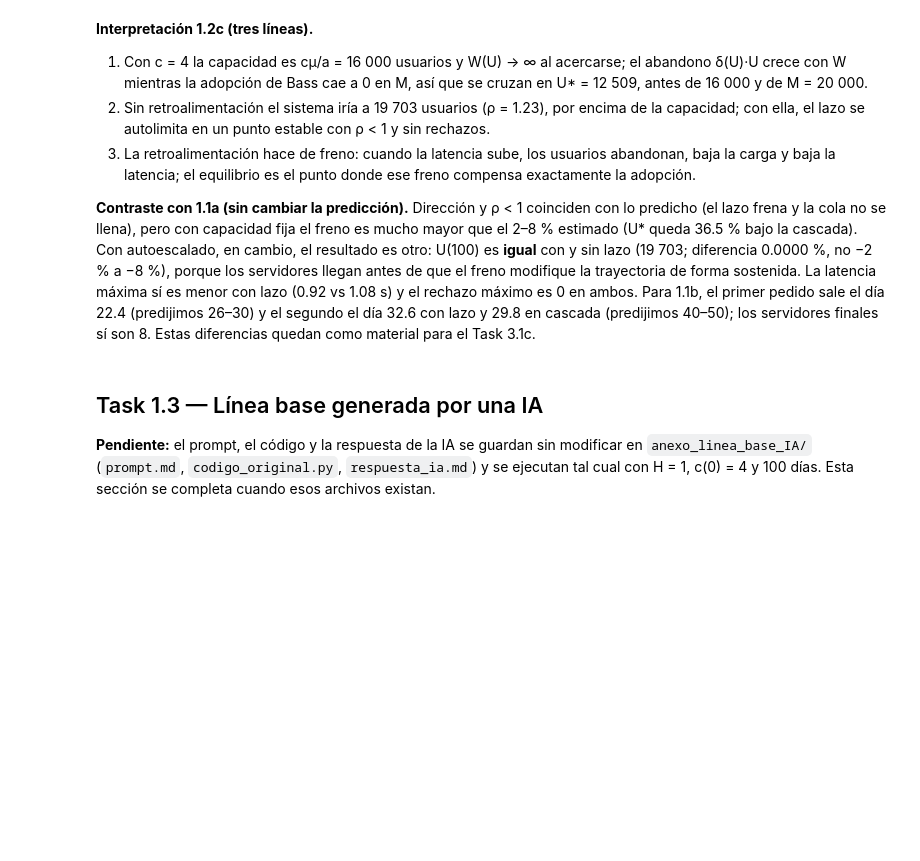
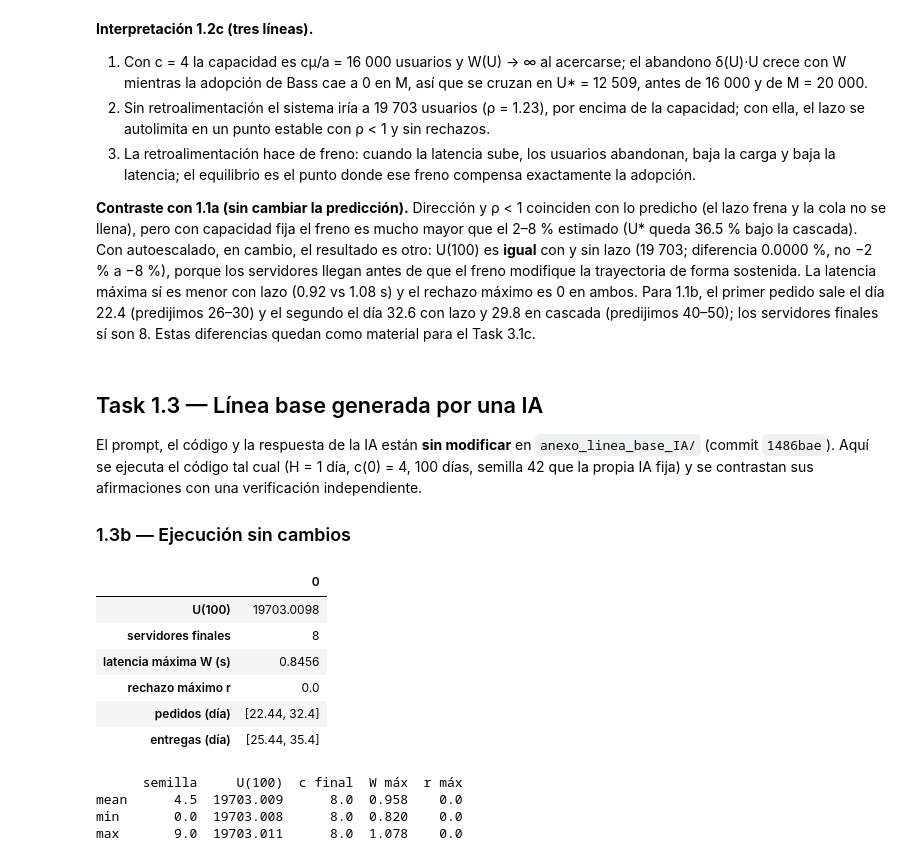
Before and after one commit to jruiz002/cc2017-lab7-hibrido-sd-des, a Jupyter notebook: notebooks/task1.ipynb, the cells around one changed output. Drawn from its saved outputs; the diff is of its cells as text; code cells hidden in the pictures; blank space fills up the shorter version.

```diff
--- a/notebooks/task1.ipynb
+++ b/notebooks/task1.ipynb
@@ -186,5 +186,34 @@ U(100) lazo vs cascada: -0.0000 %   (predicción 1.1a: entre −2 % y −8 %)
 **Contraste con 1.1a (sin cambiar la predicción).** Dirección y ρ < 1 coinciden con lo predicho (el lazo frena y la cola no se llena), pero con capacidad fija el freno es mucho mayor que el 2–8 % estimado (U\* queda 36.5 % bajo la cascada). Con autoescalado, en cambio, el resultado es otro: U(100) es **igual** con y sin lazo (19 703; diferencia 0.0000 %, no −2 % a −8 %), porque los servidores llegan antes de que el freno modifique la trayectoria de forma sostenida. La latencia máxima sí es menor con lazo (0.92 vs 1.08 s) y el rechazo máximo es 0 en ambos. Para 1.1b, el primer pedido sale el día 22.4 (predijimos 26–30) y el segundo el día 32.6 con lazo y 29.8 en cascada (predijimos 40–50); los servidores finales sí son 8. Estas diferencias quedan como material para el Task 3.1c.
 # %% [markdown]
 ## Task 1.3 — Línea base generada por una IA
-**Pendiente:** el prompt, el código y la respuesta de la IA se guardan sin modificar en `anexo_linea_base_IA/`
-(`prompt.md`, `codigo_original.py`, `respuesta_ia.md`) y se ejecutan tal cual con H = 1, c(0) = 4 y 100 días. Esta sección se completa cuando esos archivos existan.
+El prompt, el código y la respuesta de la IA están **sin modificar** en `anexo_linea_base_IA/` (commit `1486bae`). Aquí se ejecuta el código tal cual (H = 1 día, c(0) = 4, 100 días, semilla 42 que la propia IA fija) y se contrastan sus afirmaciones con una verificación independiente.
+
+### 1.3b — Ejecución sin cambios
+# %%
+import importlib.util
+spec = importlib.util.spec_from_file_location('ia', ROOT / 'anexo_linea_base_IA' / 'codigo_original.py')
+ia = importlib.util.module_from_spec(spec); spec.loader.exec_module(ia)   # el bloque __main__ no se ejecuta
+assert ia.H == 1.0 and ia.c0 == 4 and ia.T_FINAL == 100.0
+r_ia = ia.simular(seed=42)
+t1 = pd.DataFrame([{'U(100)': r_ia['U'][-1], 'servidores finales': int(r_ia['c'][-1]),
+                    'latencia máxima W (s)': r_ia['W'].max(), 'rechazo máximo r': r_ia['r'].max(),
+                    'pedidos (día)': str([round(x, 2) for x in r_ia['pedidos']]),
+                    'entregas (día)': str([round(x, 2) for x in r_ia['entregas']])}])
+t1.to_csv(RES / 'tabla_1_3b_linea_base_ejecucion.csv', index=False)
+reps = pd.DataFrame([{'semilla': s, 'U(100)': (x := ia.simular(seed=s))['U'][-1], 'c final': int(x['c'][-1]),
+                      'W máx': x['W'].max(), 'r máx': x['r'].max()} for s in range(10)])
+reps.to_csv(RES / 'tabla_1_3b_linea_base_10_semillas.csv', index=False)
+display(t1.round(4).T)
+print(reps.describe().loc[['mean', 'min', 'max']].round(3))
+# %% [output]
+|  | 0 |
+| U(100) | 19703.0098 |
+| servidores finales | 8 |
+| latencia máxima W (s) | 0.8456 |
+| rechazo máximo r | 0.0 |
+| pedidos (día) | [22.44, 32.4] |
+| entregas (día) | [25.44, 35.4] |
+      semilla     U(100)  c final  W máx  r máx
+mean      4.5  19703.009      8.0  0.958    0.0
+min       0.0  19703.008      8.0  0.820    0.0
+max       9.0  19703.011      8.0  1.078    0.0
```
Also changed, not shown: parts of 3 cells of this notebook, 3 other files.
